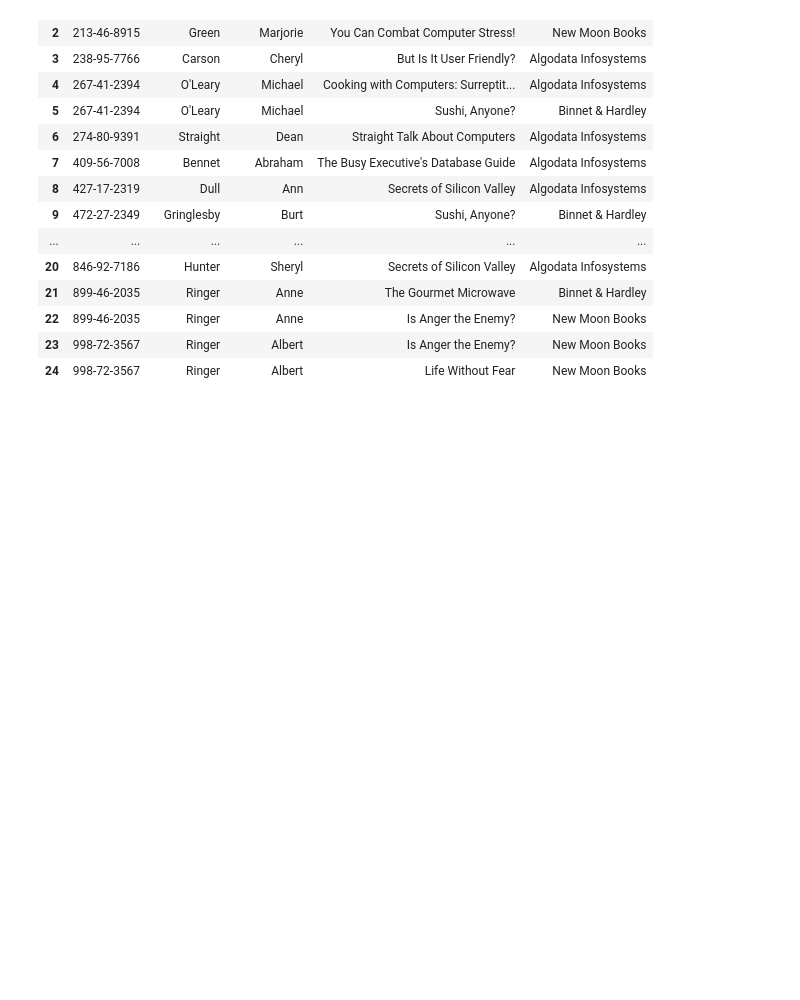
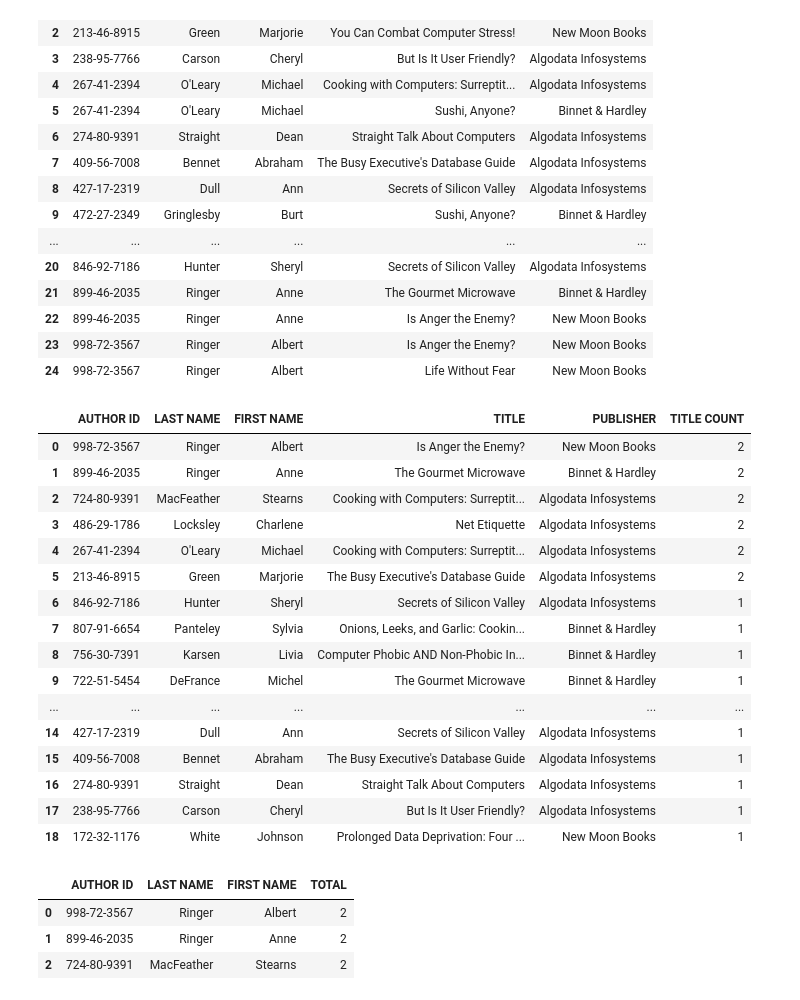
Before and after one commit to anadeondarza/dataptmad0522_labs, a Jupyter notebook: module-1/mysql-select/Challengue 1.ipynb, the cells around one changed output. Drawn from its saved outputs; the diff is of its cells as text; code cells hidden in the pictures; blank space fills up the shorter version.

```diff
--- a/module-1/mysql-select/Challengue 1.ipynb
+++ b/module-1/mysql-select/Challengue 1.ipynb
@@ -107,0 +155,39 @@ df_ch1
+# %%
+
+query_ch2 = '''
+SELECT a.au_id AS 'AUTHOR ID',
+a.au_lname AS 'LAST NAME',
+a.au_fname AS 'FIRST NAME',
+t.title AS 'TITLE',
+pu.pub_name AS 'PUBLISHER',
+COUNT(a.au_id) AS 'TITLE COUNT'
+
+FROM authors AS a
+INNER JOIN titleauthor as ta ON a.au_id = ta.au_id
+INNER JOIN titles as t ON ta.title_id = t.title_id
+INNER JOIN publishers as pu ON t.pub_id = pu.pub_id
+
+GROUP by a.au_id
+ORDER BY COUNT(a.au_id) DESC
+'''
+# %%
+df_ch2 = pd.read_sql_query(query_ch2, engine)
+df_ch2
+# %% [output]
+|  | AUTHOR ID | LAST NAME | FIRST NAME | TITLE | PUBLISHER | TITLE COUNT |
+| 0 | 998-72-3567 | Ringer | Albert | Is Anger the Enemy? | New Moon Books | 2 |
+| 1 | 899-46-2035 | Ringer | Anne | The Gourmet Microwave | Binnet & Hardley | 2 |
+| 2 | 724-80-9391 | MacFeather | Stearns | Cooking with Computers: Surreptit... | Algodata Infosystems | 2 |
+| 3 | 486-29-1786 | Locksley | Charlene | Net Etiquette | Algodata Infosystems | 2 |
+| 4 | 267-41-2394 | O'Leary | Michael | Cooking with Computers: Surreptit... | Algodata Infosystems | 2 |
+| 5 | 213-46-8915 | Green | Marjorie | The Busy Executive's Database Guide | Algodata Infosystems | 2 |
+| 6 | 846-92-7186 | Hunter | Sheryl | Secrets of Silicon Valley | Algodata Infosystems | 1 |
+| 7 | 807-91-6654 | Panteley | Sylvia | Onions, Leeks, and Garlic: Cookin... | Binnet & Hardley | 1 |
+| 8 | 756-30-7391 | Karsen | Livia | Computer Phobic AND Non-Phobic In... | Binnet & Hardley | 1 |
+| 9 | 722-51-5454 | DeFrance | Michel | The Gourmet Microwave | Binnet & Hardley | 1 |
+| ... | ... | ... | ... | ... | ... | ... |
+| 14 | 427-17-2319 | Dull | Ann | Secrets of Silicon Valley | Algodata Infosystems | 1 |
+| 15 | 409-56-7008 | Bennet | Abraham | The Busy Executive's Database Guide | Algodata Infosystems | 1 |
+| 16 | 274-80-9391 | Straight | Dean | Straight Talk About Computers | Algodata Infosystems | 1 |
+| 17 | 238-95-7766 | Carson | Cheryl | But Is It User Friendly? | Algodata Infosystems | 1 |
+| 18 | 172-32-1176 | White | Johnson | Prolonged Data Deprivation: Four ... | New Moon Books | 1 |
@@ -107,0 +212,8 @@ df_ch1
+# %%
+df_ch3 = pd.read_sql_query(query_ch3, engine)
+df_ch3
+# %% [output]
+|  | AUTHOR ID | LAST NAME | FIRST NAME | TOTAL |
+| 0 | 998-72-3567 | Ringer | Albert | 2 |
+| 1 | 899-46-2035 | Ringer | Anne | 2 |
+| 2 | 724-80-9391 | MacFeather | Stearns | 2 |
```
Also changed, not shown: parts of 12 cells of this notebook, 1 other file.
